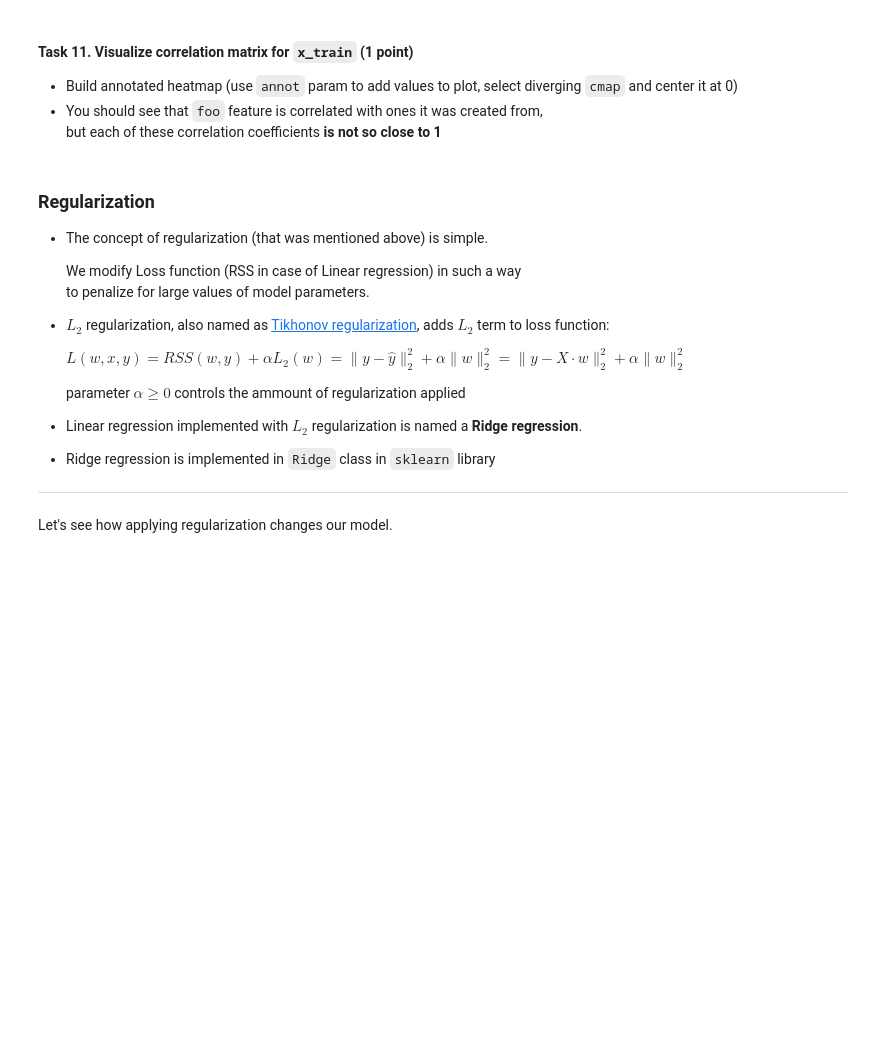
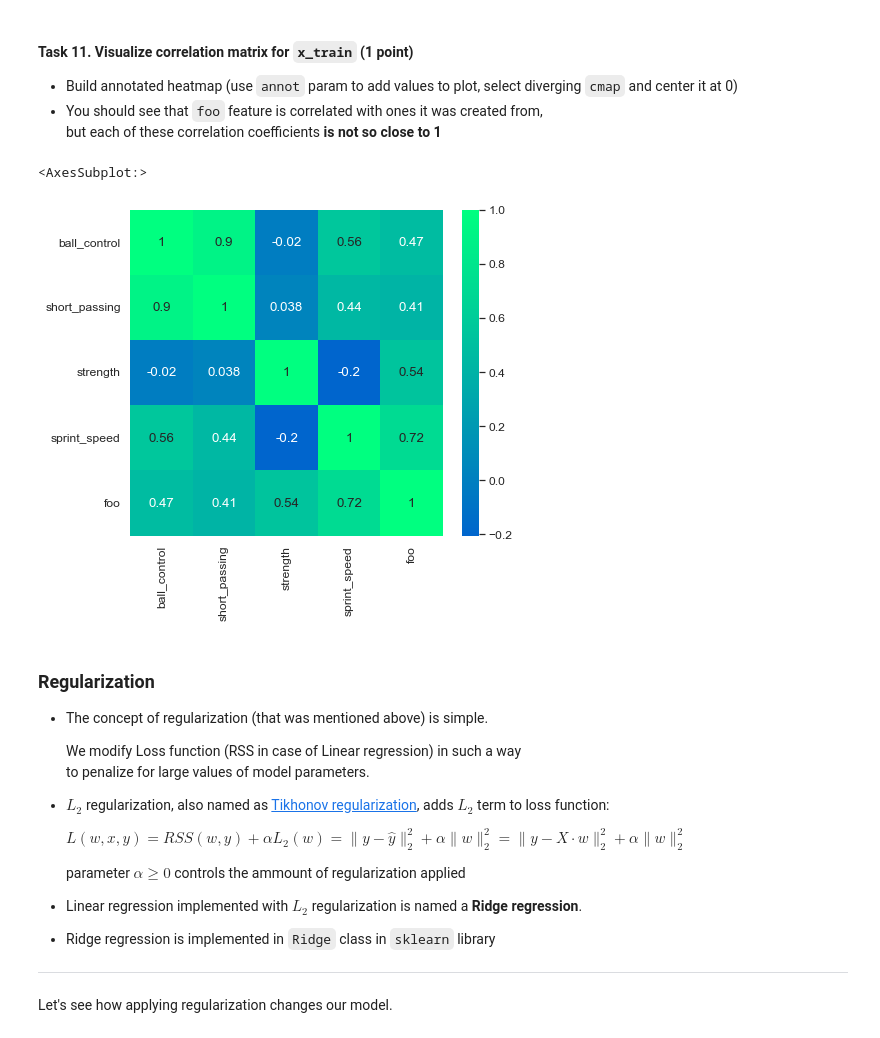
Before and after one commit to munim0/week3hm, a Jupyter notebook: linear_regression.ipynb, the cells around one changed output. Cells and saved outputs as stored; diff of their text form; code cells hidden in the pictures; blank space fills up the shorter version.

```diff
--- a/linear_regression.ipynb
+++ b/linear_regression.ipynb
@@ -1357,7 +1464,11 @@ l2_norm(model.coef_)
 * You should see that `foo` feature is correlated with ones it was created from,<br>
   but each of these correlation coefficients **is not so close to 1**
 # %%
-# your code here
+x_train.corr()
+sns.heatmap(x_train.corr(), center=0 , cmap = 'winter', annot=True)
+# %% [output]
+<AxesSubplot:>
+[figure, added]
 # %% [markdown]
 ### Regularization
 
```
Also changed, not shown: parts of 54 cells of this notebook, 4 other files.
